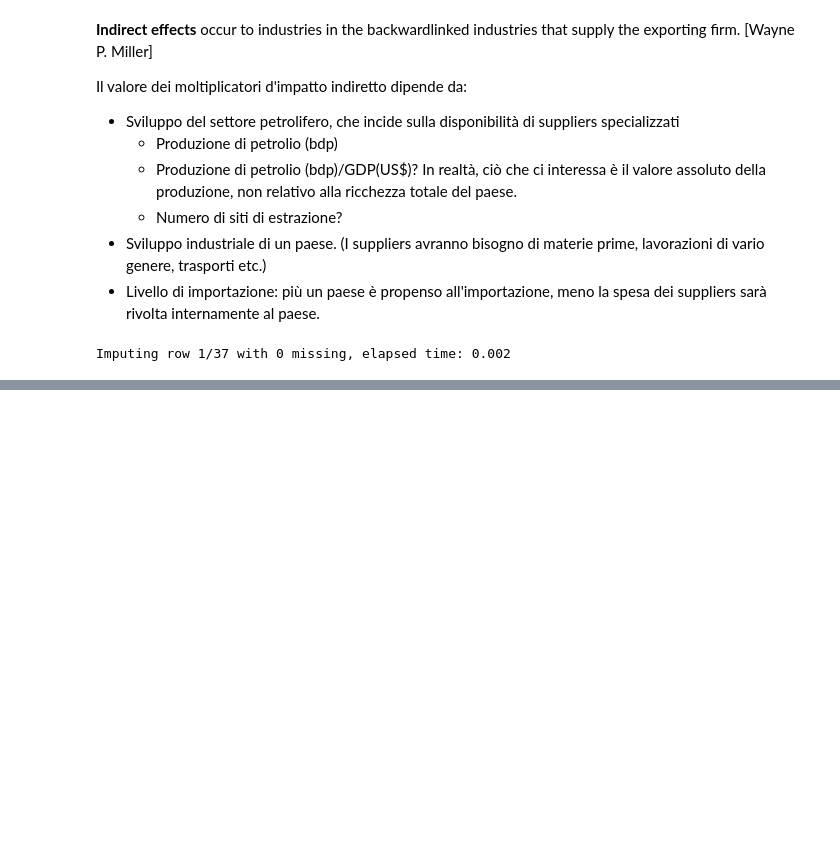
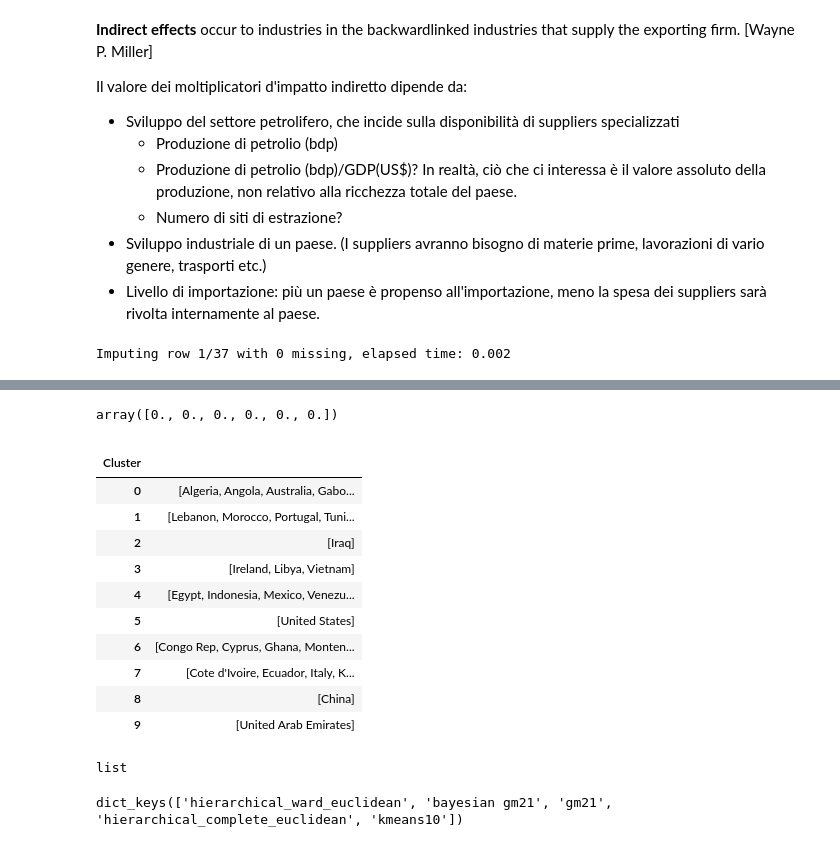
Before and after one commit to WolfLo/clustering-economies, a Jupyter notebook: petroleum.ipynb, the cells around one changed output, grey strips where cells are left out. Saved outputs shown, nothing was run; the diff lists cells and outputs as text; code cells hidden in the pictures; blank space fills up the shorter version.

```diff
--- a/petroleum.ipynb
+++ b/petroleum.ipynb
@@ -253,0 +213,28 @@ data.clusterings['hdbscan']
+# %%
+np.zeros(len(data.clusterings.keys()))
+# %% [output]
+array([0., 0., 0., 0., 0., 0.])
+# %%
+data.clusterings['kmeans10']
+# %% [output]
+|  |  |
+| Cluster |  |
+| 0 | [Algeria, Angola, Australia, Gabo... |
+| 1 | [Lebanon, Morocco, Portugal, Tuni... |
+| 2 | [Iraq] |
+| 3 | [Ireland, Libya, Vietnam] |
+| 4 | [Egypt, Indonesia, Mexico, Venezu... |
+| 5 | [United States] |
+| 6 | [Congo Rep, Cyprus, Ghana, Monten... |
+| 7 | [Cote d'Ivoire, Ecuador, Italy, K... |
+| 8 | [China] |
+| 9 | [United Arab Emirates] |
+# %%
+newdf = []
+type(newdf)
+# %% [output]
+list
+# %%
+data.clusterings.keys()
+# %% [output]
+dict_keys(['hierarchical_ward_euclidean', 'bayesian gm21', 'gm21', 'hierarchical_complete_euclidean', 'kmeans10'])
```
Also changed, not shown: parts of 38 cells of this notebook, 1 other file.
